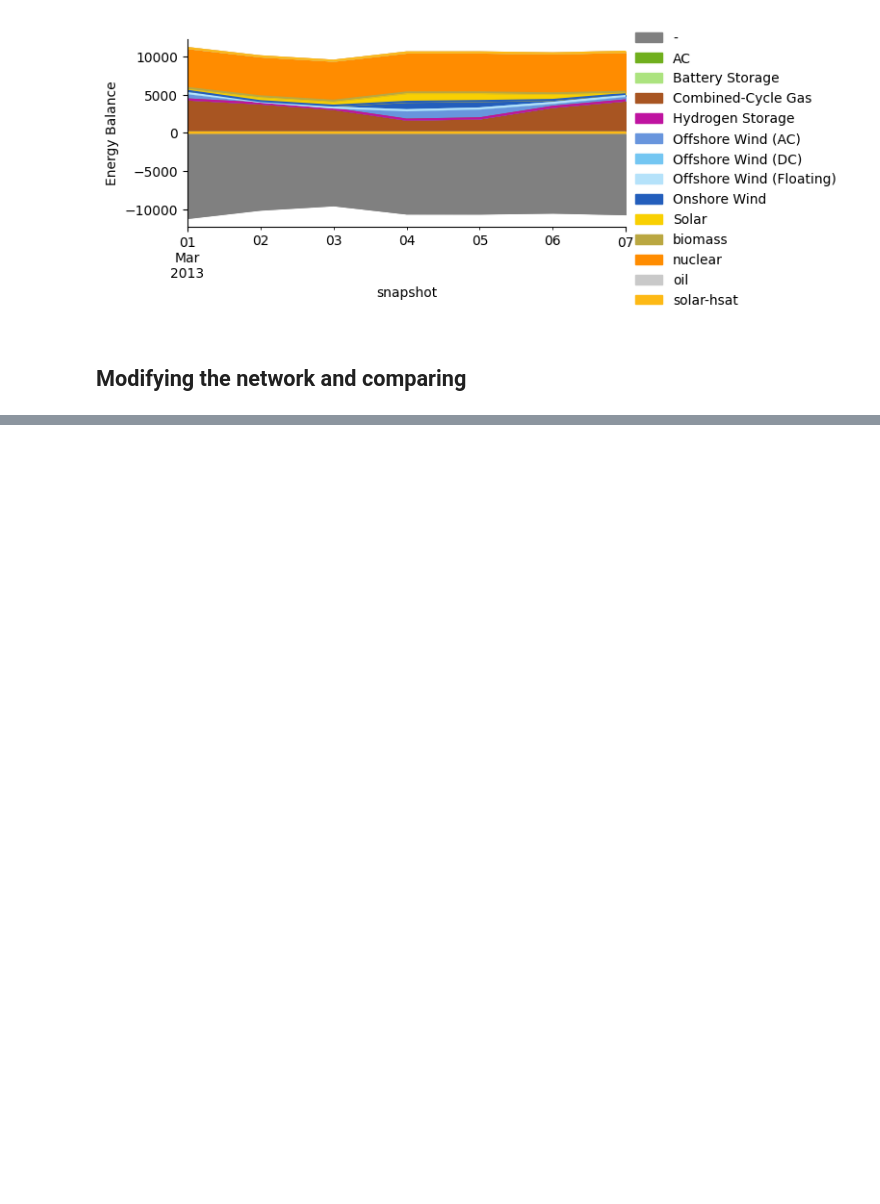
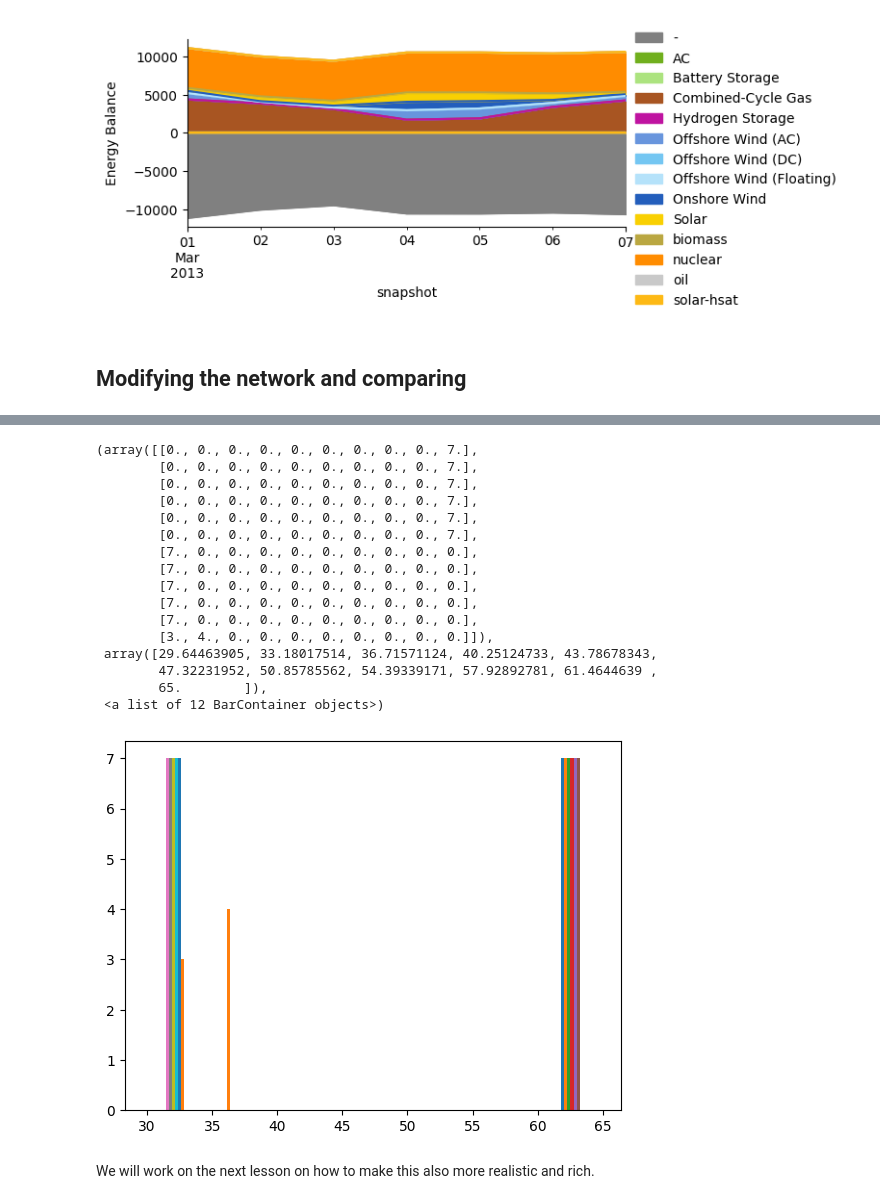
Before and after one commit to mreguant/pypsa-tutorial, a Jupyter notebook: notebooks/up-and-running.ipynb, the cells around one changed output, grey strips where cells are left out. Drawn from its saved outputs; the diff is of its cells as text; code cells hidden in the pictures; blank space fills up the shorter version.

```diff
--- a/notebooks/up-and-running.ipynb
+++ b/notebooks/up-and-running.ipynb
@@ -109,0 +181,5 @@ n.statistics.energy_balance.plot()
+# %%
+n.generators.loc[n.generators.carrier=="CCGT","marginal_cost"] = 65.0
+n.generators.loc[n.generators.carrier=="nuclear","marginal_cost"] = 40.0
+n.generators.loc[n.generators.carrier=="biomass","marginal_cost"] = 55.0
+n.generators.groupby("carrier").marginal_cost.mean()
@@ -109,0 +200,7 @@ n.statistics.energy_balance.plot()
+# %%
+# We solve the network again and prices are higher
+n.optimize()
+
+# We plot the results, which seem to be very low and also very repetitive
+plt.hist(n.buses_t.marginal_price)
+# %% [output]
@@ -109,0 +208,19 @@ n.statistics.energy_balance.plot()
+(array([[0., 0., 0., 0., 0., 0., 0., 0., 0., 7.],
+        [0., 0., 0., 0., 0., 0., 0., 0., 0., 7.],
+        [0., 0., 0., 0., 0., 0., 0., 0., 0., 7.],
+        [0., 0., 0., 0., 0., 0., 0., 0., 0., 7.],
+        [0., 0., 0., 0., 0., 0., 0., 0., 0., 7.],
+        [0., 0., 0., 0., 0., 0., 0., 0., 0., 7.],
+        [7., 0., 0., 0., 0., 0., 0., 0., 0., 0.],
+        [7., 0., 0., 0., 0., 0., 0., 0., 0., 0.],
+        [7., 0., 0., 0., 0., 0., 0., 0., 0., 0.],
+        [7., 0., 0., 0., 0., 0., 0., 0., 0., 0.],
+        [7., 0., 0., 0., 0., 0., 0., 0., 0., 0.],
+        [3., 4., 0., 0., 0., 0., 0., 0., 0., 0.]]),
+ array([29.64463905, 33.18017514, 36.71571124, 40.25124733, 43.78678343,
+        47.32231952, 50.85785562, 54.39339171, 57.92892781, 61.4644639 ,
+        65.        ]),
+ <a list of 12 BarContainer objects>)
+[figure, added]
+# %% [markdown]
+We will work on the next lesson on how to make this also more realistic and rich.
```
Also changed, not shown: parts of 12 cells of this notebook.
